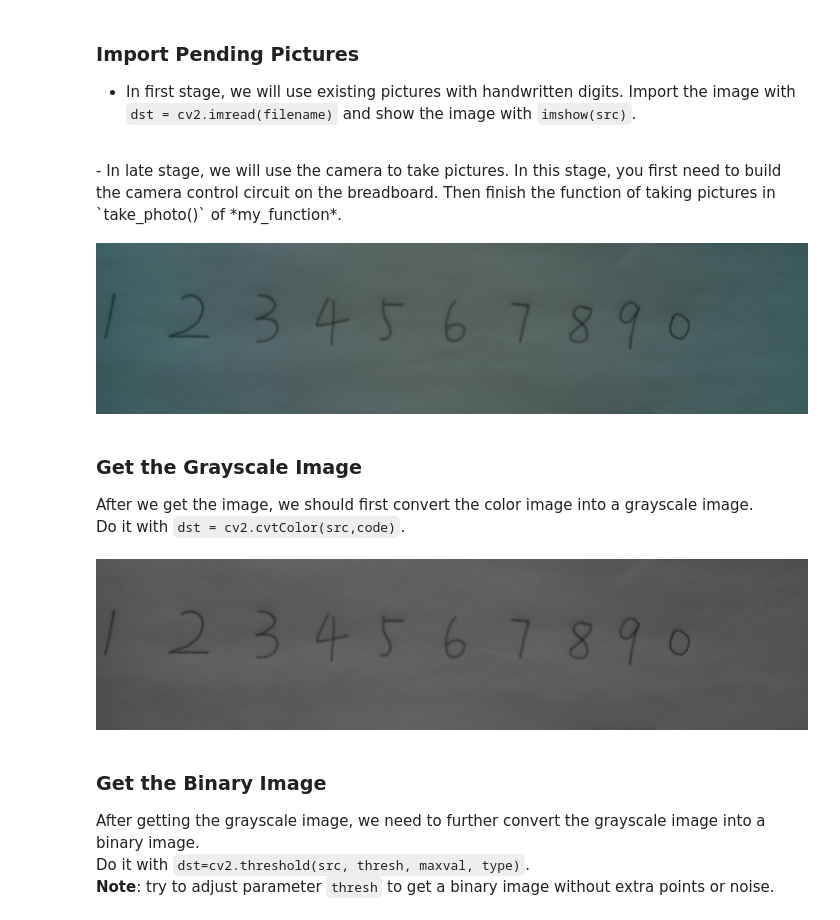
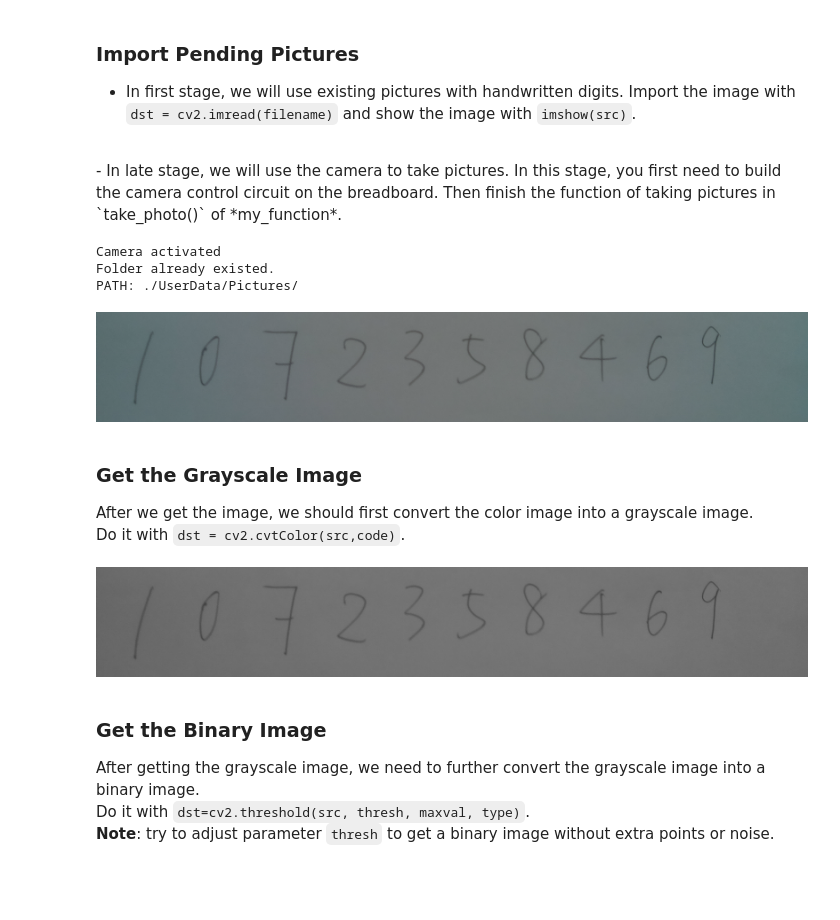
Before and after one commit to zivmax/SI_100B_Project, a Jupyter notebook: ProjectExercise/NumDect_ProcessRealImage1.ipynb, the cells around one changed output. Drawn from its saved outputs; the diff is of its cells as text; code cells hidden in the pictures; blank space fills up the shorter version.

```diff
--- a/ProjectExercise/NumDect_ProcessRealImage1.ipynb
+++ b/ProjectExercise/NumDect_ProcessRealImage1.ipynb
@@ -61,11 +61,14 @@ Before we start digits recognition, we need to do some preprocessing on the imag
 <br>
 - In late stage, we will use the camera to take pictures. In this stage, you first need to build the camera control circuit on the breadboard. Then finish the function of taking pictures in `take_photo()` of *my_function*.
 # %%
-image = PRJ_PATH + "/UserData/plate4.png"
+image = take_photo()
 img = cv2.imread(image)
 imshow(img)
 # %% [output]
+Camera activated
+Folder already existed.
+PATH: ./UserData/Pictures/
-[figure, old version]
+[figure, new version]
 # %% [markdown]
 ### Get the Grayscale Image
 After we get the image, we should first convert the color image into a grayscale image.
@@ -75,7 +78,7 @@ Do it with `dst = cv2.cvtColor(src,code)`.
 imgGray = cv2.cvtColor(img,cv2.COLOR_BGR2GRAY)
 imshow(imgGray)
 # %% [output]
-[figure, old version]
+[figure, new version]
 # %% [markdown]
 ### Get the Binary Image
 After getting the grayscale image, we need to further convert the grayscale image into a binary image.
```
Also changed, not shown: parts of 3 cells of this notebook, 42 other files.
